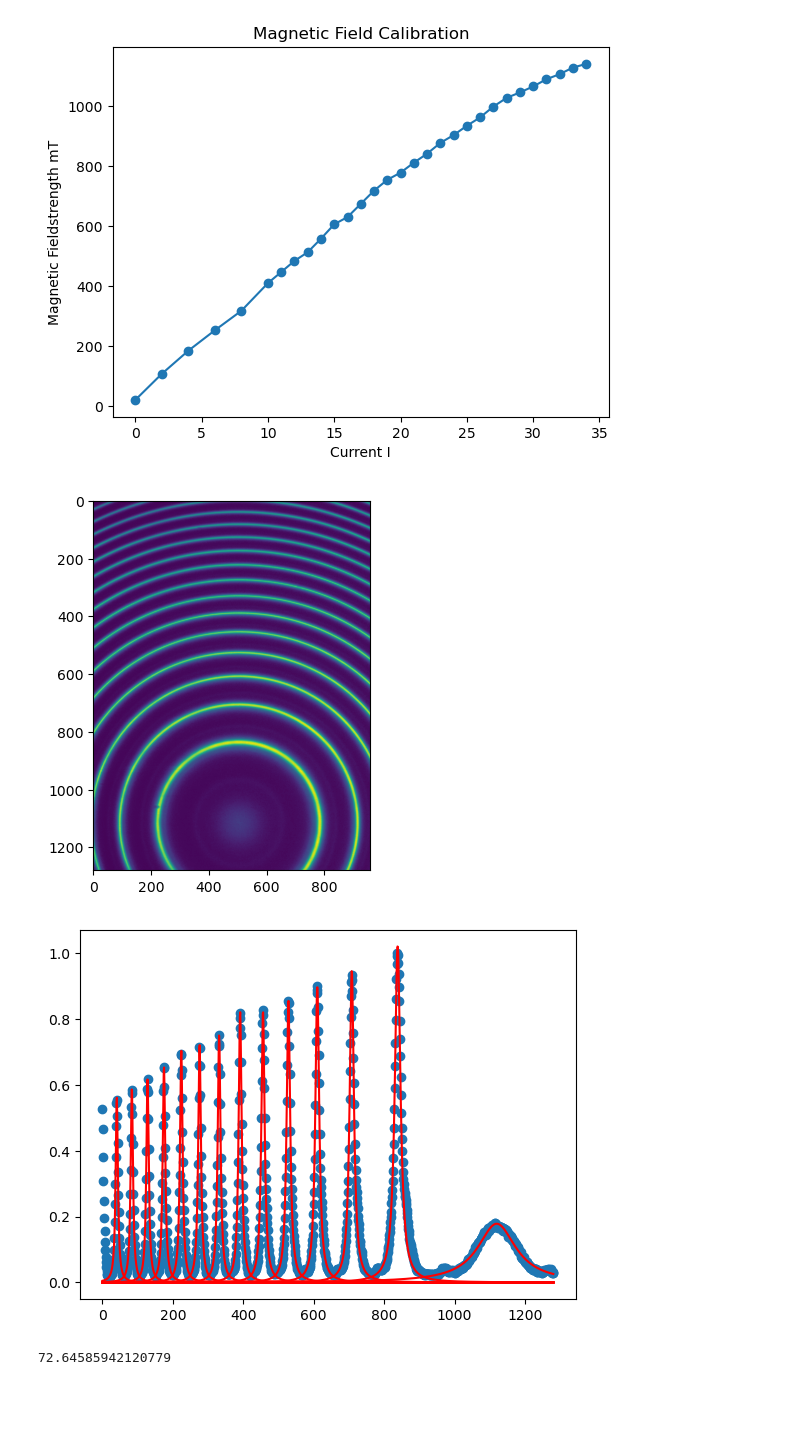
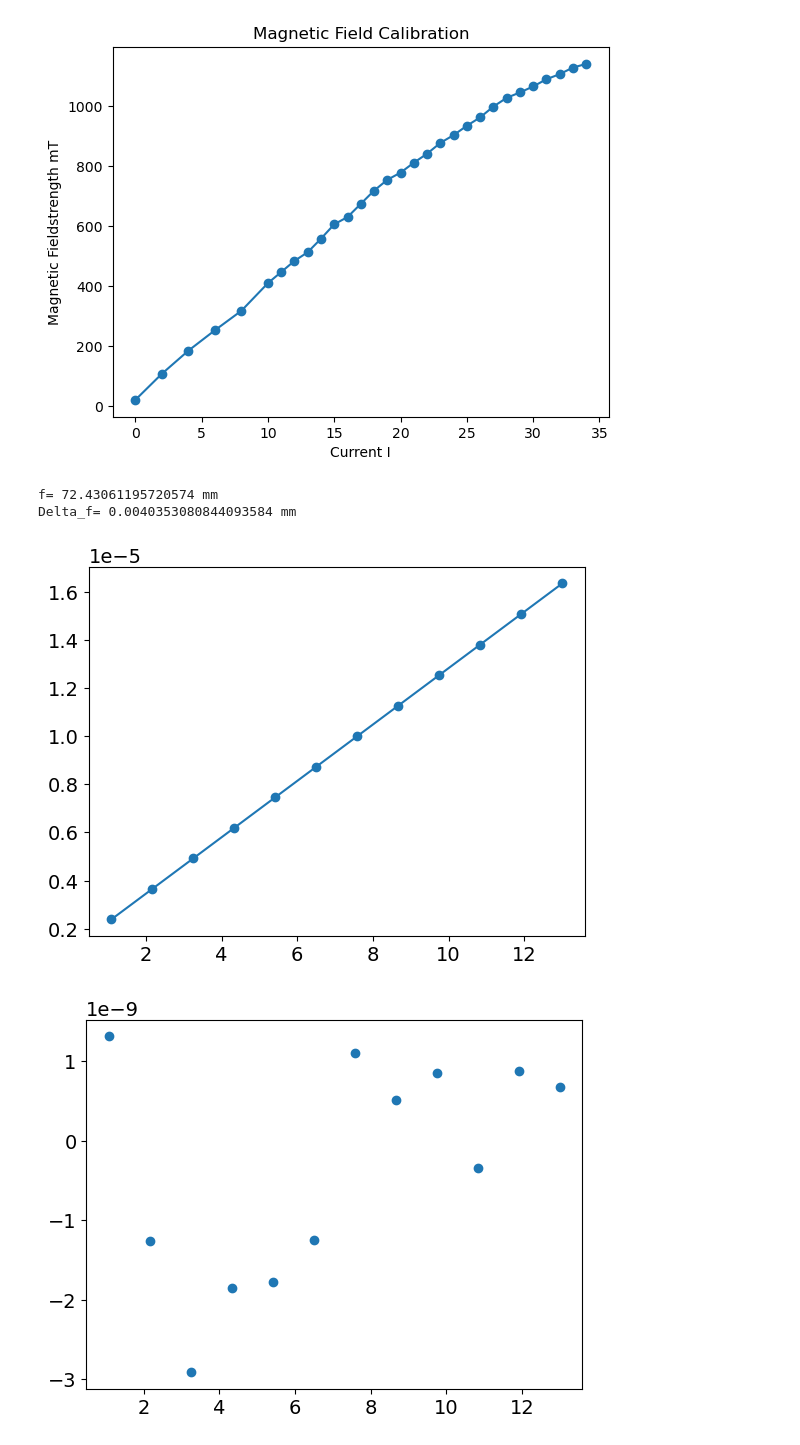
Before and after one commit to Omega3komma3/Zeeman-effect, a Jupyter notebook: Main.ipynb, the cells around one changed output. Saved outputs shown, nothing was run; the diff lists cells and outputs as text; code cells hidden in the pictures; blank space fills up the shorter version.

```diff
--- a/Main.ipynb
+++ b/Main.ipynb
@@ -195,57 +198,61 @@ ImageData = read_image(green_basic) - read_image(DarkFrame2)
 lineOut = image_line(ImageData, 500, 15)
 lineOut_normal = lineOut / max(lineOut)
 
-bounds = [[1000,1200],[790,845],[660,718],[590,640],[500,550],[440,480],[370,420],[310,350],[260,300],[210,250],[170,190],[110,140],[70,100],[20,50]]
+bounds = [[790,845],[660,718],[590,640],[500,550],[440,480],[370,420],[310,350],[260,300],[210,250],[170,190],[110,140],[70,100],[20,50]]
 
 fit_popt, fit_pcov = fit_lorentizian(bounds, lineOut_normal)
 fits = get_lorentzian(lineOut_normal, fit_popt)
 
-plt.imshow(ImageData)
-#plt.savefig('Image-DarkFrame.png')
-plt.show()
+#plt.imshow(ImageData)
+##plt.savefig('Image-DarkFrame.png')
+#plt.show()
 
 
 view = [1000,1200]
 view = [0,len(lineOut)]
 
-plt.scatter(np.linspace(0,len(lineOut),len(lineOut))[view[0]:view[1]],lineOut_normal[view[0]:view[1]])
-for y_fit in fits:
-    plt.plot(np.linspace(0,len(lineOut),len(lineOut))[view[0]:view[1]],y_fit[view[0]:view[1]],color='red')
-plt.show()
+#plt.scatter(np.linspace(0,len(lineOut),len(lineOut))[view[0]:view[1]],lineOut_normal[view[0]:view[1]])
+#for y_fit in fits:
+#    plt.plot(np.linspace(0,len(lineOut),len(lineOut))[view[0]:view[1]],y_fit[view[0]:view[1]],color='red')
+#plt.show()
 
 radii = []
 
 for i in range(len(fit_popt)):
     radii.append(fit_popt[i][1])
 radii = np.array(radii)
-radii -= radii[0]   #offset to center
+radii -= 1119.4087745576242   #offset to center
 radii *= 3.75e-6    #convert pixel to distance
-radii *= -1         # kein physikalischer hintergrund nur damit es nicht negativ ist
-radii *= radii
+radii *= -1 # kein physikalischer hintergrund nur damit es nicht negativ ist
+radii = radii **2
 
 index = 1
 
+wavelength = 546.0735e-9
+d = 2.442e-3
+
 x = np.linspace(0,len(radii),len(radii))
 fit = linregress(x[index:], radii[index:])
-y_fit = fit.slope * x + fit.intercept
+
+pars, cov = np.polyfit(x=x, y=radii, deg=1, w=None, cov=True)
+focus= np.sqrt(pars[0]*d/wavelength)
+y_fit = pars[0] * x + pars[1]
 
 residuals = radii - y_fit
 
-slope = fit.slope
-wavelength = 546.0735e-9
-d = 2.442e-3
+focal = np.sqrt((pars[0]*d) / wavelength)
 
-focal = np.sqrt((slope*d) / wavelength)*1000
-print(focal)
-
+print("f=",focal*1000,"mm")
+print("Delta_f=",focal*np.sqrt(np.diag(cov)[0])/pars[0]*0.5*1000, "mm")   # uncertainty propagation from slope to focus
 
 plt.scatter(x[index:],radii[index:])
 plt.plot(x[index:],y_fit[index:])
 plt.show()
 
-#plt.scatter(x[index:],residuals[index:])
-#plt.show()
+plt.scatter(x[index:],residuals[index:])
+plt.show()
 # %% [output]
+f= 72.43061195720574 mm
+Delta_f= 0.0040353080844093584 mm
-[figure, old version]
+[figure, new version]
-[figure, old version]
+[figure, new version]
-72.64585942120779
```
Also changed, not shown: parts of 13 cells of this notebook, 1 other file.
